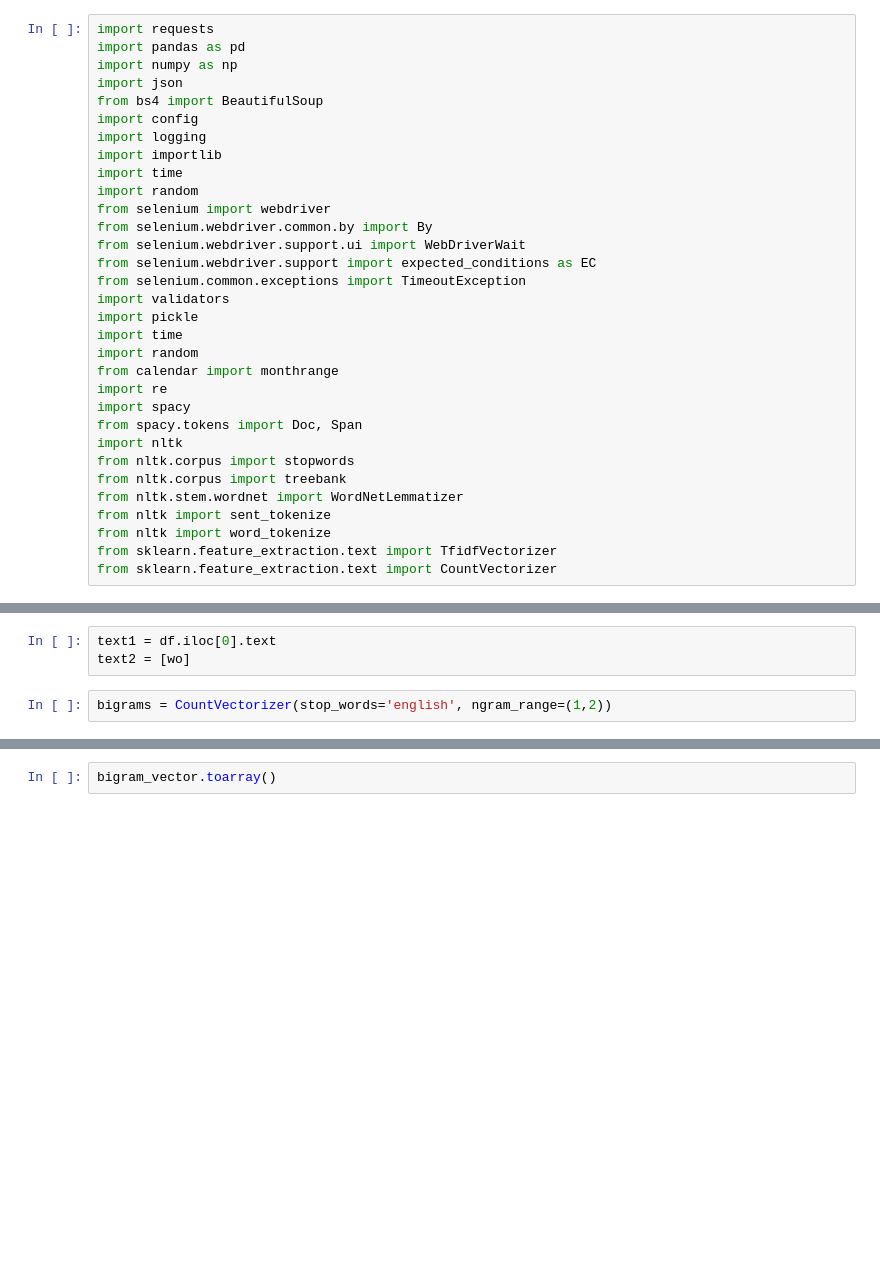
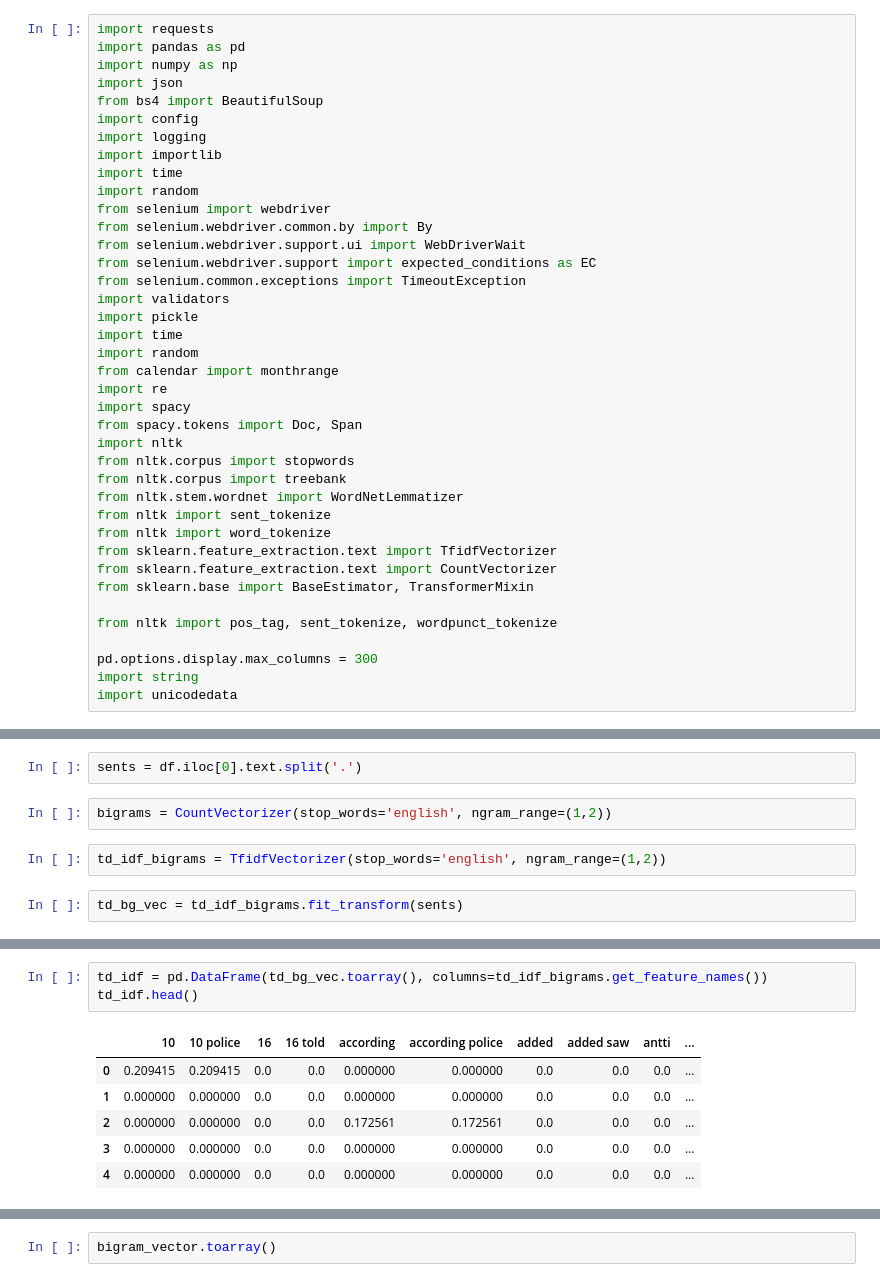
Before and after one commit to markabrennan/nlp_news_classifier, a Jupyter notebook: NLP_EDA.ipynb, the cells around one changed output, grey strips where cells are left out. Cells and saved outputs as stored; diff of their text form; blank space fills up the shorter version.

```diff
--- a/NLP_EDA.ipynb
+++ b/NLP_EDA.ipynb
@@ -30,6 +30,13 @@ from nltk import sent_tokenize
 from nltk import word_tokenize
 from sklearn.feature_extraction.text import TfidfVectorizer
 from sklearn.feature_extraction.text import CountVectorizer
+from sklearn.base import BaseEstimator, TransformerMixin
+
+from nltk import pos_tag, sent_tokenize, wordpunct_tokenize
+
+pd.options.display.max_columns = 300
+import string
+import unicodedata
 # %%
 # with open('nyt_data.json') as f:
 #     nyt_dict = json.load(f)
@@ -575,5 +605,8 @@ len(d1_sents_a)
 # %%
-text1 = df.iloc[0].text
-text2 = [wo]
+sents = df.iloc[0].text.split('.')
 # %%
 bigrams = CountVectorizer(stop_words='english', ngram_range=(1,2))
+# %%
+td_idf_bigrams = TfidfVectorizer(stop_words='english', ngram_range=(1,2))
+# %%
+td_bg_vec = td_idf_bigrams.fit_transform(sents)
@@ -583,3 +618,13 @@ bigram_vector
 # %% [output]
 <12x198 sparse matrix of type '<class 'numpy.int64'>'
         with 230 stored elements in Compressed Sparse Row format>
+# %%
+td_idf = pd.DataFrame(td_bg_vec.toarray(), columns=td_idf_bigrams.get_feature_names())
+td_idf.head()
+# %% [output]
+|  | 10 | 10 police | 16 | 16 told | according | according police | added | added saw | antti | ... |
+| 0 | 0.209415 | 0.209415 | 0.0 | 0.0 | 0.000000 | 0.000000 | 0.0 | 0.0 | 0.0 | ... |
+| 1 | 0.000000 | 0.000000 | 0.0 | 0.0 | 0.000000 | 0.000000 | 0.0 | 0.0 | 0.0 | ... |
+| 2 | 0.000000 | 0.000000 | 0.0 | 0.0 | 0.172561 | 0.172561 | 0.0 | 0.0 | 0.0 | ... |
+| 3 | 0.000000 | 0.000000 | 0.0 | 0.0 | 0.000000 | 0.000000 | 0.0 | 0.0 | 0.0 | ... |
+| 4 | 0.000000 | 0.000000 | 0.0 | 0.0 | 0.000000 | 0.000000 | 0.0 | 0.0 | 0.0 | ... |
```
Also changed, not shown: parts of 35 cells of this notebook, 1 other file.
